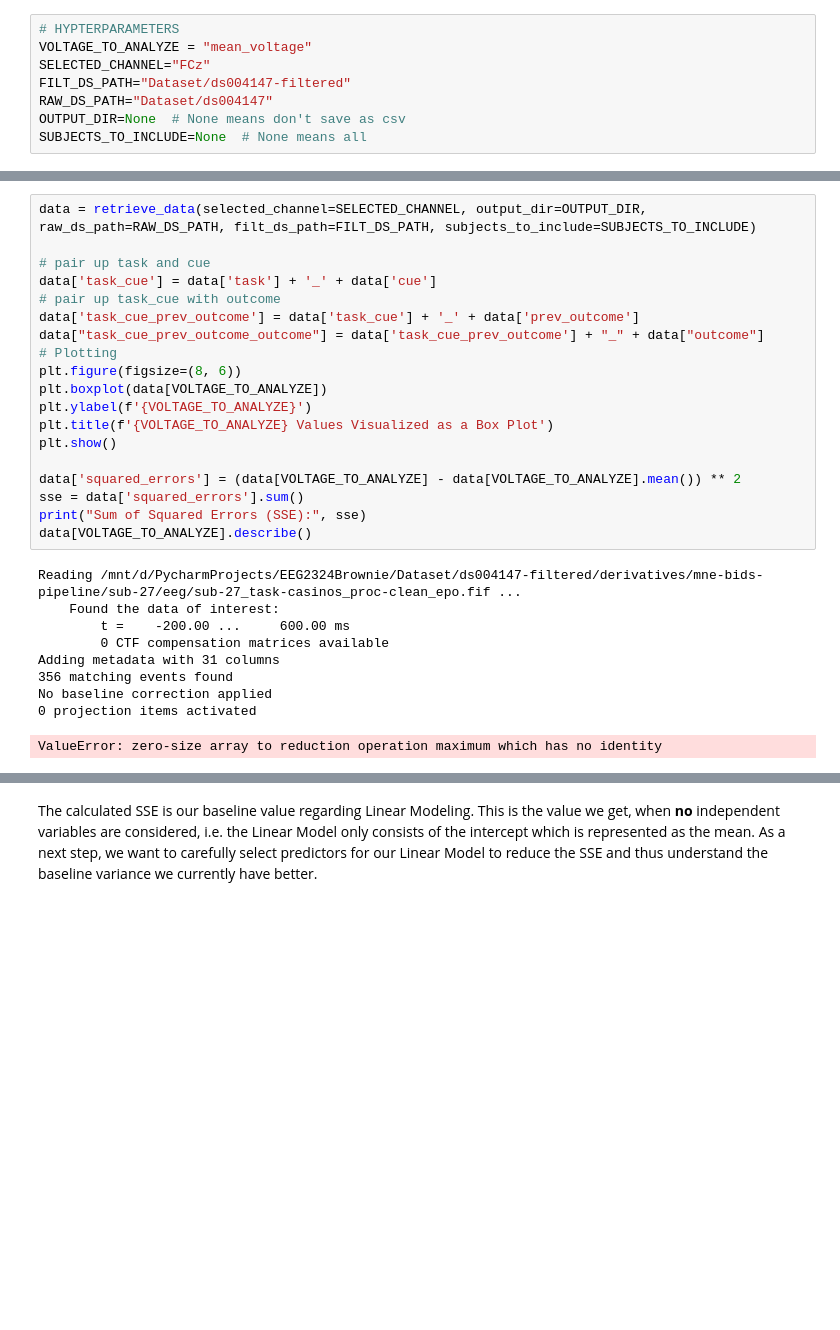
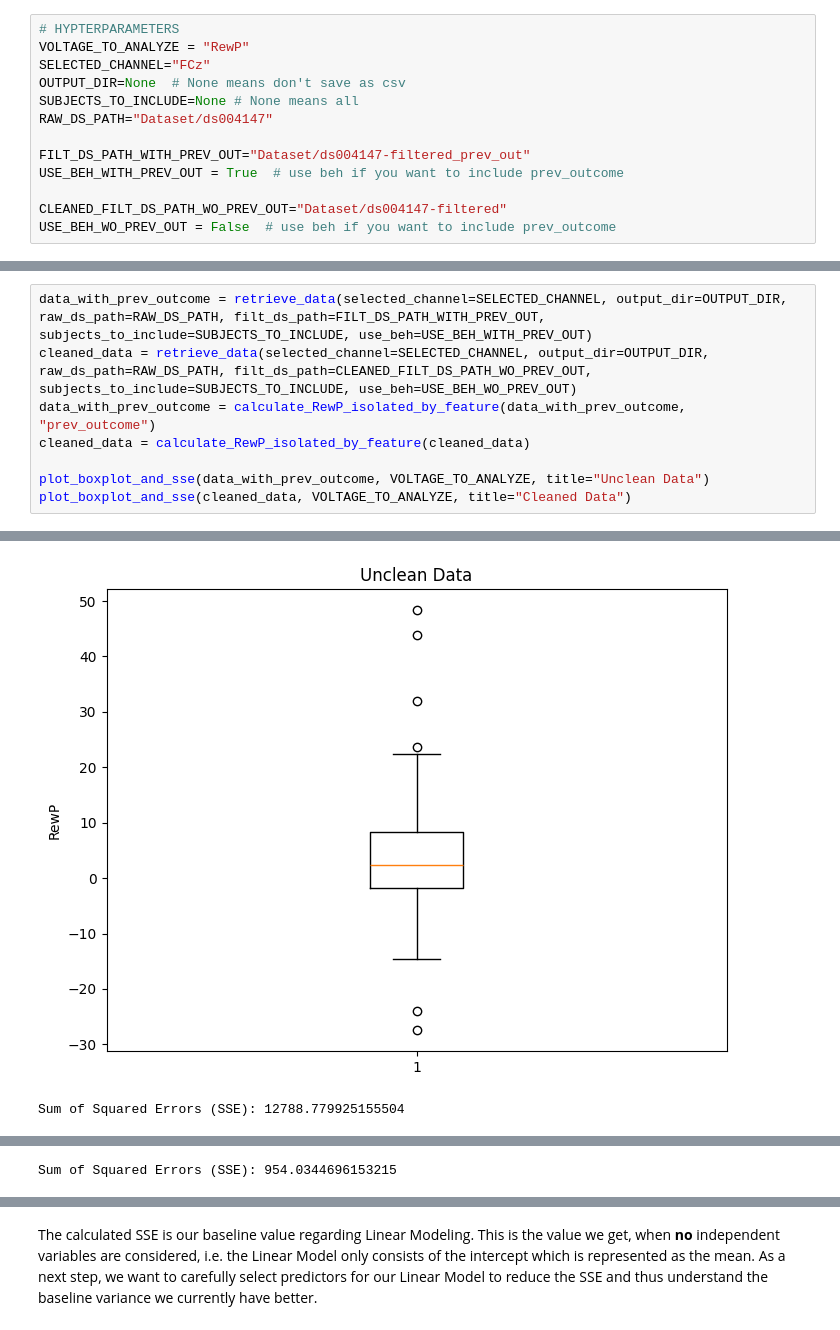
Before and after one commit to M4XV5/EEG2324Brownie, a Jupyter notebook: linear_modeling.ipynb, the cells around one changed output, grey strips where cells are left out. Saved outputs shown, nothing was run; the diff lists cells and outputs as text; blank space fills up the shorter version.

```diff
--- a/linear_modeling.ipynb
+++ b/linear_modeling.ipynb
@@ -5,8 +9,13 @@ For our further reaching analysis, we want to check different predictors and und
 # %%
 # HYPTERPARAMETERS
-VOLTAGE_TO_ANALYZE = "mean_voltage"
+VOLTAGE_TO_ANALYZE = "RewP"
 SELECTED_CHANNEL="FCz"
-FILT_DS_PATH="Dataset/ds004147-filtered"
+OUTPUT_DIR=None  # None means don't save as csv
+SUBJECTS_TO_INCLUDE=None # None means all
 RAW_DS_PATH="Dataset/ds004147"
-OUTPUT_DIR=None  # None means don't save as csv
-SUBJECTS_TO_INCLUDE=None  # None means all
+
+FILT_DS_PATH_WITH_PREV_OUT="Dataset/ds004147-filtered_prev_out"
+USE_BEH_WITH_PREV_OUT = True  # use beh if you want to include prev_outcome
+
+CLEANED_FILT_DS_PATH_WO_PREV_OUT="Dataset/ds004147-filtered"
+USE_BEH_WO_PREV_OUT = False  # use beh if you want to include prev_outcome
@@ -266,29 +37,9 @@ Before we start creating a Linear Model, lets first see how our data, i.e. the m
-# %%
-data = retrieve_data(selected_channel=SELECTED_CHANNEL, output_dir=OUTPUT_DIR, raw_ds_path=RAW_DS_PATH, filt_ds_path=FILT_DS_PATH, subjects_to_include=SUBJECTS_TO_INCLUDE)
-
-# pair up task and cue
-data['task_cue'] = data['task'] + '_' + data['cue']
-# pair up task_cue with outcome
-data['task_cue_prev_outcome'] = data['task_cue'] + '_' + data['prev_outcome']
-data["task_cue_prev_outcome_outcome"] = data['task_cue_prev_outcome'] + "_" + data["outcome"]
-# Plotting
-plt.figure(figsize=(8, 6))
-plt.boxplot(data[VOLTAGE_TO_ANALYZE])
-plt.ylabel(f'{VOLTAGE_TO_ANALYZE}')
-plt.title(f'{VOLTAGE_TO_ANALYZE} Values Visualized as a Box Plot')
-plt.show()
-
-data['squared_errors'] = (data[VOLTAGE_TO_ANALYZE] - data[VOLTAGE_TO_ANALYZE].mean()) ** 2
-sse = data['squared_errors'].sum()
-print("Sum of Squared Errors (SSE):", sse)
-data[VOLTAGE_TO_ANALYZE].describe()
-# %% [output]
-Reading /mnt/d/PycharmProjects/EEG2324Brownie/Dataset/ds004147-filtered/derivatives/mne-bids-pipeline/sub-27/eeg/sub-27_task-casinos_proc-clean_epo.fif ...
-    Found the data of interest:
-        t =    -200.00 ...     600.00 ms
-        0 CTF compensation matrices available
-Adding metadata with 31 columns
-356 matching events found
-No baseline correction applied
-0 projection items activated
-ValueError: zero-size array to reduction operation maximum which has no identity
+# %%
+data_with_prev_outcome = retrieve_data(selected_channel=SELECTED_CHANNEL, output_dir=OUTPUT_DIR, raw_ds_path=RAW_DS_PATH, filt_ds_path=FILT_DS_PATH_WITH_PREV_OUT, subjects_to_include=SUBJECTS_TO_INCLUDE, use_beh=USE_BEH_WITH_PREV_OUT)
+cleaned_data = retrieve_data(selected_channel=SELECTED_CHANNEL, output_dir=OUTPUT_DIR, raw_ds_path=RAW_DS_PATH, filt_ds_path=CLEANED_FILT_DS_PATH_WO_PREV_OUT, subjects_to_include=SUBJECTS_TO_INCLUDE, use_beh=USE_BEH_WO_PREV_OUT)
+data_with_prev_outcome = calculate_RewP_isolated_by_feature(data_with_prev_outcome, "prev_outcome")
+cleaned_data = calculate_RewP_isolated_by_feature(cleaned_data)
+
+plot_boxplot_and_sse(data_with_prev_outcome, VOLTAGE_TO_ANALYZE, title="Unclean Data")
+plot_boxplot_and_sse(cleaned_data, VOLTAGE_TO_ANALYZE, title="Cleaned Data")
+# %% [output]
@@ -294,0 +63,2 @@ ValueError: zero-size array to reduction operation maximum which has no identity
+[figure, added]
+Sum of Squared Errors (SSE): 12788.779925155504
@@ -294,0 +66 @@ ValueError: zero-size array to reduction operation maximum which has no identity
+Sum of Squared Errors (SSE): 954.0344696153215
```
Also changed, not shown: parts of 43 cells of this notebook, 2 other files.
